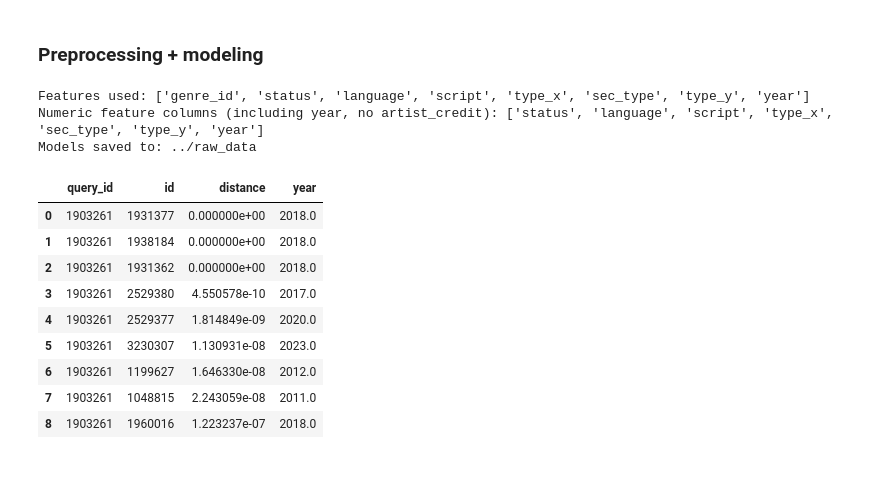
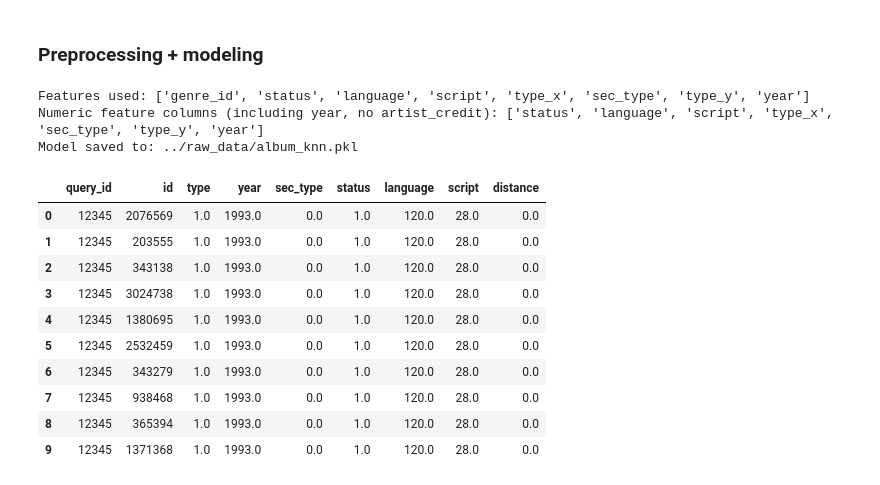
Before and after one commit to GuerillaUmNeon/rec_o, a Jupyter notebook: notebooks/note_book_guillaume.ipynb, the cells around one changed output. Cells and saved outputs as stored; diff of their text form; code cells hidden in the pictures.

```diff
--- a/notebooks/note_book_guillaume.ipynb
+++ b/notebooks/note_book_guillaume.ipynb
@@ -270,25 +266,18 @@ def train_knn_from_grouped(grouped, n_neighbors=10, model_prefix="mb_knn", save_
 # %%
 # ----------------------------
-# 2. LOAD SAVED OBJECTS
+# 2. LOAD SAVED OBJECTS (FROM SINGLE PKL FILE)
 # ----------------------------
 
 def load_knn_bundle(model_prefix="mb_knn", save_dir="../raw_data"):
     from pathlib import Path
     save_path = Path(save_dir)
 
-    knn = joblib.load(save_path / f"{model_prefix}_knn.joblib")
-    data_model = joblib.load(save_path / f"{model_prefix}_data_model.joblib")
-    genre_mlb = joblib.load(save_path / f"{model_prefix}_genre_mlb.joblib")
-    other_cols = joblib.load(save_path / f"{model_prefix}_other_cols.joblib")
-    id_to_idx = joblib.load(save_path / f"{model_prefix}_id_to_idx.joblib")
+    pkl_path = save_path / f"{model_prefix}.pkl"
 
-    return {
-        "knn": knn,
-        "data_model": data_model,
-        "genre_mlb": genre_mlb,
-        "other_cols": other_cols,
-        "id_to_idx": id_to_idx,
-    }
+    with open(pkl_path, "rb") as f:
+        bundle = pickle.load(f)
+
+    return bundle
 
 
 # ----------------------------
@@ -315,12 +304,16 @@ def build_feature_row(row_data, genre_mlb, other_cols):
 # 4. QUERY 1 ID
 # ----------------------------
 
-def find_similar_by_id(target_id, bundle, n_neighbors=10, exclude_self=False):
+def find_similar_by_id(target_id, bundle, n_neighbors=None, exclude_self=False):
     knn = bundle["knn"]
     data_model = bundle["data_model"]
     genre_mlb = bundle["genre_mlb"]
     other_cols = bundle["other_cols"]
     id_to_idx = bundle["id_to_idx"]
+
+    # Use parameter n_neighbors if provided, otherwise use bundle's default
+    if n_neighbors is None:
+        n_neighbors = bundle.get("n_neighbors", 10)
 
     if target_id not in id_to_idx:
         raise ValueError(f"ID {target_id} not found in dataset")
@@ -346,12 +339,16 @@ def find_similar_by_id(target_id, bundle, n_neighbors=10, exclude_self=False):
 # 5. QUERY A LIST OF IDS (RANDOMIZED ORDER)
 # ----------------------------
 
-def find_similar_by_ids_flat(target_ids, bundle, n_neighbors=10, exclude_self=False, seed=None):
+def find_similar_by_ids_flat(target_ids, bundle, n_neighbors=None, exclude_self=False, seed=None):
     knn = bundle["knn"]
     data_model = bundle["data_model"]
     genre_mlb = bundle["genre_mlb"]
     other_cols = bundle["other_cols"]
     id_to_idx = bundle["id_to_idx"]
+
+    # Use parameter n_neighbors if provided, otherwise use bundle's default
+    if n_neighbors is None:
+        n_neighbors = bundle.get("n_neighbors", 10)
 
     if seed is not None:
         random.seed(seed)
@@ -407,42 +404,45 @@ def clean_type_columns(df):
 
     return df
 # %%
+# Train and save to ONE .pkl file
 bundle = train_knn_from_grouped(
     grouped=grouped,
     n_neighbors=10,
-    model_prefix="mb_knn",
+    model_prefix="album_knn",
     save_dir="../raw_data"
 )
 # %% [output]
 Features used: ['genre_id', 'status', 'language', 'script', 'type_x', 'sec_type', 'type_y', 'year']
 Numeric feature columns (including year, no artist_credit): ['status', 'language', 'script', 'type_x', 'sec_type', 'type_y', 'year']
-Models saved to: ../raw_data
+Model saved to: ../raw_data/album_knn.pkl
 # %%
 # Single id
 similar_one = find_similar_by_id(
-    target_id=1903261,
+    target_id=12345,
     bundle=bundle,
     n_neighbors=10,
     exclude_self=True
 )
 
 similar_one = clean_type_columns(similar_one)
 
 columns_to_show = [
     c for c in [
-        "query_id", "id", "distance", "year"
+        "query_id", "id", "type", "year",
+        "sec_type", "status", "language", "script", "distance"
     ] if c in similar_one.columns
 ]
 similar_one[columns_to_show].head(10)
 # %% [output]
-|  | query_id | id | distance | year |
-| 0 | 1903261 | 1931377 | 0.000000e+00 | 2018.0 |
-| 1 | 1903261 | 1938184 | 0.000000e+00 | 2018.0 |
-| 2 | 1903261 | 1931362 | 0.000000e+00 | 2018.0 |
-| 3 | 1903261 | 2529380 | 4.550578e-10 | 2017.0 |
-| 4 | 1903261 | 2529377 | 1.814849e-09 | 2020.0 |
-| 5 | 1903261 | 3230307 | 1.130931e-08 | 2023.0 |
-| 6 | 1903261 | 1199627 | 1.646330e-08 | 2012.0 |
-| 7 | 1903261 | 1048815 | 2.243059e-08 | 2011.0 |
-| 8 | 1903261 | 1960016 | 1.223237e-07 | 2018.0 |
+|  | query_id | id | type | year | sec_type | status | language | script | distance |
+| 0 | 12345 | 2076569 | 1.0 | 1993.0 | 0.0 | 1.0 | 120.0 | 28.0 | 0.0 |
+| 1 | 12345 | 203555 | 1.0 | 1993.0 | 0.0 | 1.0 | 120.0 | 28.0 | 0.0 |
+| 2 | 12345 | 343138 | 1.0 | 1993.0 | 0.0 | 1.0 | 120.0 | 28.0 | 0.0 |
+| 3 | 12345 | 3024738 | 1.0 | 1993.0 | 0.0 | 1.0 | 120.0 | 28.0 | 0.0 |
+| 4 | 12345 | 1380695 | 1.0 | 1993.0 | 0.0 | 1.0 | 120.0 | 28.0 | 0.0 |
+| 5 | 12345 | 2532459 | 1.0 | 1993.0 | 0.0 | 1.0 | 120.0 | 28.0 | 0.0 |
+| 6 | 12345 | 343279 | 1.0 | 1993.0 | 0.0 | 1.0 | 120.0 | 28.0 | 0.0 |
+| 7 | 12345 | 938468 | 1.0 | 1993.0 | 0.0 | 1.0 | 120.0 | 28.0 | 0.0 |
+| 8 | 12345 | 365394 | 1.0 | 1993.0 | 0.0 | 1.0 | 120.0 | 28.0 | 0.0 |
+| 9 | 12345 | 1371368 | 1.0 | 1993.0 | 0.0 | 1.0 | 120.0 | 28.0 | 0.0 |
 # %%
```
Also changed, not shown: parts of 3 cells of this notebook.
